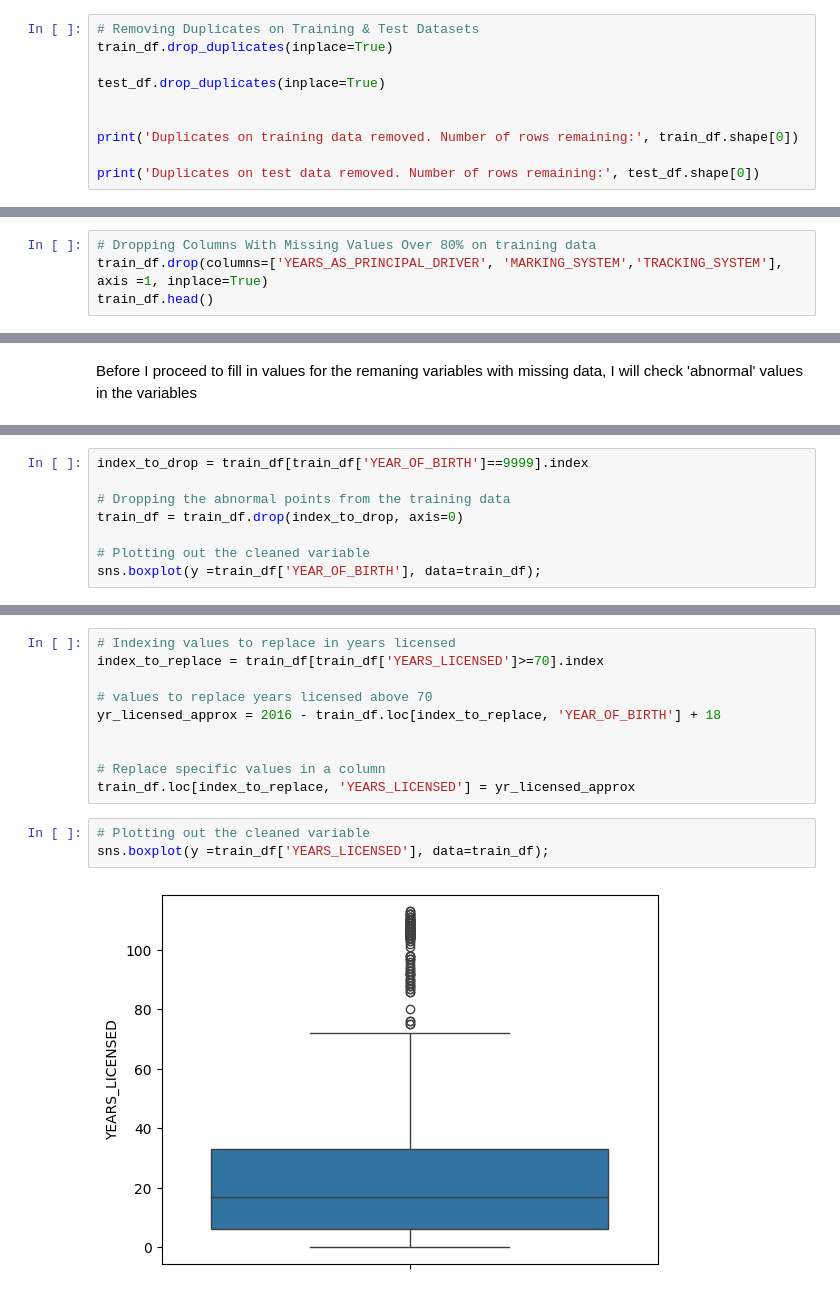
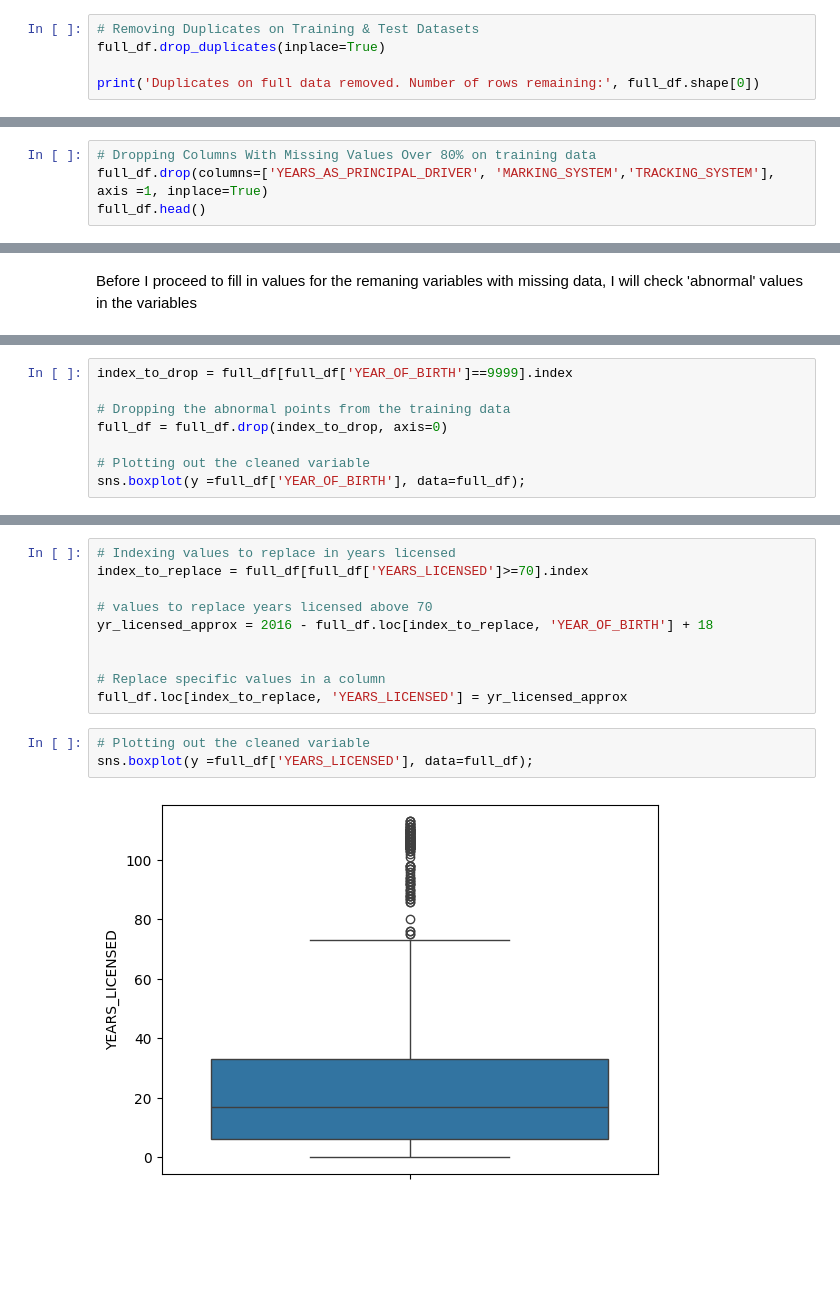
Before and after one commit to stephanieajah/6100-Project-Two, a Jupyter notebook: Insurance_Purchase_Prediction_Model.ipynb, the cells around one changed output, grey strips where cells are left out. Drawn from its saved outputs; the diff is of its cells as text; blank space fills up the shorter version.

```diff
--- a/Insurance_Purchase_Prediction_Model.ipynb
+++ b/Insurance_Purchase_Prediction_Model.ipynb
@@ -144,11 +130,6 @@ duplicated_train_rows
 # %%
 # Removing Duplicates on Training & Test Datasets
-train_df.drop_duplicates(inplace=True)
+full_df.drop_duplicates(inplace=True)
 
-test_df.drop_duplicates(inplace=True)
-
-
-print('Duplicates on training data removed. Number of rows remaining:', train_df.shape[0])
-
-print('Duplicates on test data removed. Number of rows remaining:', test_df.shape[0])
+print('Duplicates on full data removed. Number of rows remaining:', full_df.shape[0])
 # %% [output]
@@ -178,8 +158,8 @@ show_percent_missing(train_df)
 Over 80% of values missing for 'years as principal driver', 'marking system' and 'tracking system'. These variables will be dropped and the remaining columns with missing values will be handled on a case by case situation
 # %%
 # Dropping Columns With Missing Values Over 80% on training data
-train_df.drop(columns=['YEARS_AS_PRINCIPAL_DRIVER', 'MARKING_SYSTEM','TRACKING_SYSTEM'], axis =1, inplace=True)
-train_df.head()
+full_df.drop(columns=['YEARS_AS_PRINCIPAL_DRIVER', 'MARKING_SYSTEM','TRACKING_SYSTEM'], axis =1, inplace=True)
+full_df.head()
 # %% [output]
 |  | QUOTEDATE | VEHICLEYEAR | VEHICLEMAKE | VEHICLEMODEL | ANNUAL_KM | COMMUTE_DISTANCE | VEHICLE_OWNERSHIP | ... |
 | 0 | 2016-01-02 | 2006 | VOLKSWAGEN | JETTA 2.5 4P | 10000.0 | NaN | Owned | ... |
@@ -231,11 +211,11 @@ plt.show()
 # %% [output]
 [figure]
 # %%
-index_to_drop = train_df[train_df['YEAR_OF_BIRTH']==9999].index
+index_to_drop = full_df[full_df['YEAR_OF_BIRTH']==9999].index
 
 # Dropping the abnormal points from the training data
-train_df = train_df.drop(index_to_drop, axis=0)
+full_df = full_df.drop(index_to_drop, axis=0)
 
 # Plotting out the cleaned variable
-sns.boxplot(y =train_df['YEAR_OF_BIRTH'], data=train_df);
+sns.boxplot(y =full_df['YEAR_OF_BIRTH'], data=full_df);
 # %% [output]
@@ -243,15 +223,15 @@ sns.boxplot(y =train_df['YEAR_OF_BIRTH'], data=train_df);
 # %%
 # Indexing values to replace in years licensed
-index_to_replace = train_df[train_df['YEARS_LICENSED']>=70].index
+index_to_replace = full_df[full_df['YEARS_LICENSED']>=70].index
 
 # values to replace years licensed above 70
-yr_licensed_approx = 2016 - train_df.loc[index_to_replace, 'YEAR_OF_BIRTH'] + 18
+yr_licensed_approx = 2016 - full_df.loc[index_to_replace, 'YEAR_OF_BIRTH'] + 18
 
 
 # Replace specific values in a column
-train_df.loc[index_to_replace, 'YEARS_LICENSED'] = yr_licensed_approx
+full_df.loc[index_to_replace, 'YEARS_LICENSED'] = yr_licensed_approx
 # %%
 # Plotting out the cleaned variable
-sns.boxplot(y =train_df['YEARS_LICENSED'], data=train_df);
+sns.boxplot(y =full_df['YEARS_LICENSED'], data=full_df);
 # %% [output]
-[figure, old version]
+[figure, new version]
```
Also changed, not shown: parts of 16 cells of this notebook, 1 other file.
